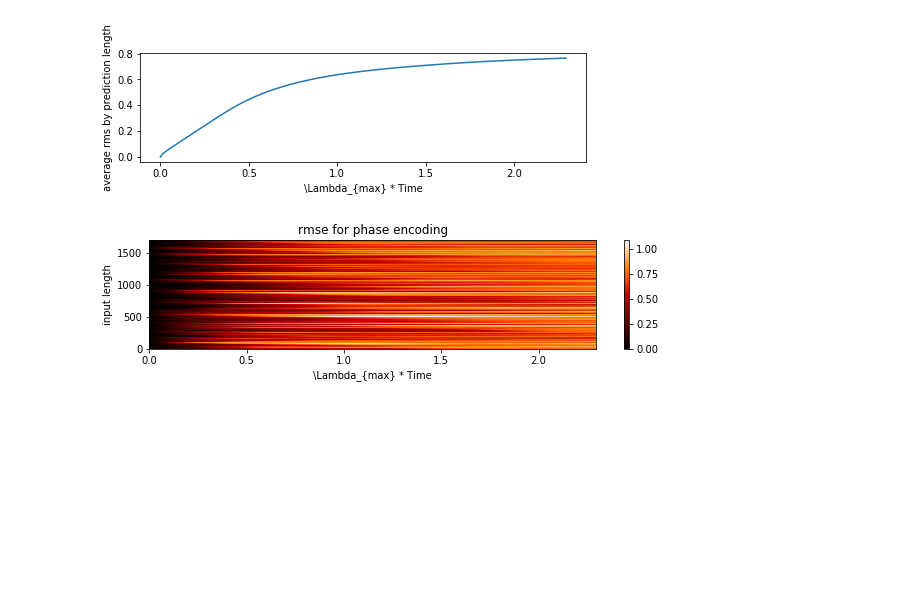
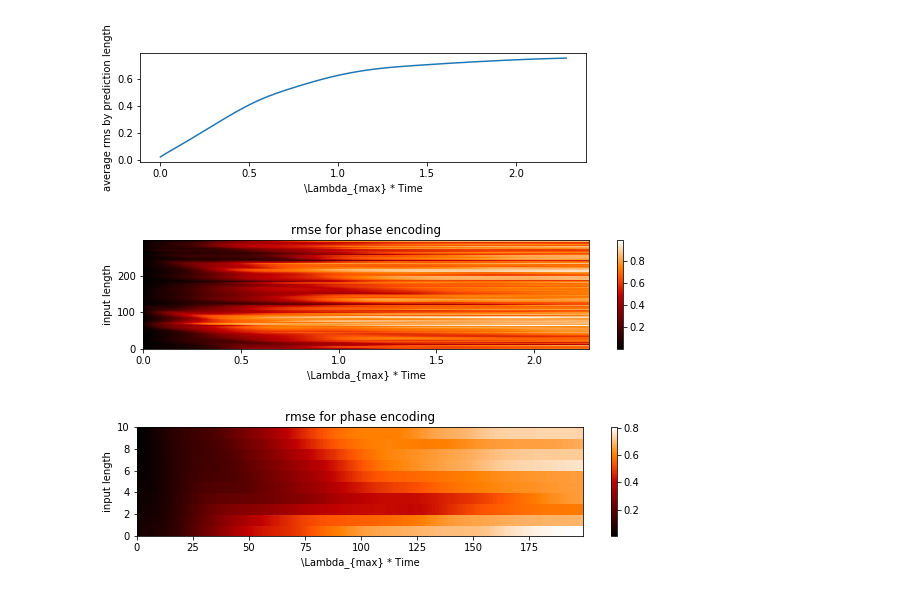
Before and after one commit to jon-dong/reservoir-computing-python, a Jupyter notebook: kuramoto_sivashinsky_matlab.ipynb, the cells around one changed output. Saved outputs shown, nothing was run; the diff lists cells and outputs as text; code cells hidden in the pictures; blank space fills up the shorter version.

```diff
--- a/kuramoto_sivashinsky_matlab.ipynb
+++ b/kuramoto_sivashinsky_matlab.ipynb
@@ -31,7 +32,7 @@ n_sequence=1
 spatial_points = 30
 lyap_exp = 0.0461
 n_train = 5000
-n_test = 2000
+n_test = 1000
 forget = 100
 parallel_runs = 1
 ks_data_origin, xx, tt = data1D.kuramoto_sivashinsky_matlab(sequence_length=n_train+n_test, n_sequence=n_sequence, spatial_points=spatial_points)
@@ -39,7 +40,7 @@ ks_data_origin, xx, tt = data1D.kuramoto_sivashinsky_matlab(sequence_length=n_tr
 ks_data_train = ks_data_origin[:, :n_train, :]
 input_shape=ks_data_train.shape
 # %%
-b = Reservoir(n_res=500, res_scale=.1, res_encoding=None, res_enc_param=np.pi,
+b = Reservoir(n_res=2000, res_scale=.1, res_encoding=None, res_enc_param=np.pi,
               input_scale=1, input_encoding=None,
               random_projection='simulation', weights_type='gaussian',
               activation_fun='tanh', activation_param=10,
@@ -84,5 +88,5 @@ Testing score: 0.0385916335403864
 # %%
-b.forget = forget
+b.forget = n_test - b.pred_horizon*b.rec_pred_steps - parallel
 total_pred = (rmse.shape[1])
 length_input = pred_output.shape[0] - total_pred
 time_input = range(rmse.shape[0])
@@ -104,6 +108,16 @@ im=plt.pcolormesh(time_pred[:], time_input[:], rmse[:,:], cmap='gist_heat')
 plt.colorbar(im)
 plt.show;
 # %% [output]
-[figure, old version]
+[figure, new version]
-[figure, old version]
+[figure, new version]
+# %%
+plt.figure(2,figsize=(10,2))
+plt.title('rmse for phase encoding')
+plt.ylabel('input length')
+plt.xlabel('\Lambda_{max} * Time')
+im=plt.pcolormesh( rmse[120:130,:], cmap='gist_heat')
+plt.colorbar(im)
+plt.show;
+# %% [output]
+[figure, added]
 # %%
```
Also changed, not shown: parts of 7 cells of this notebook, 2 other files.
